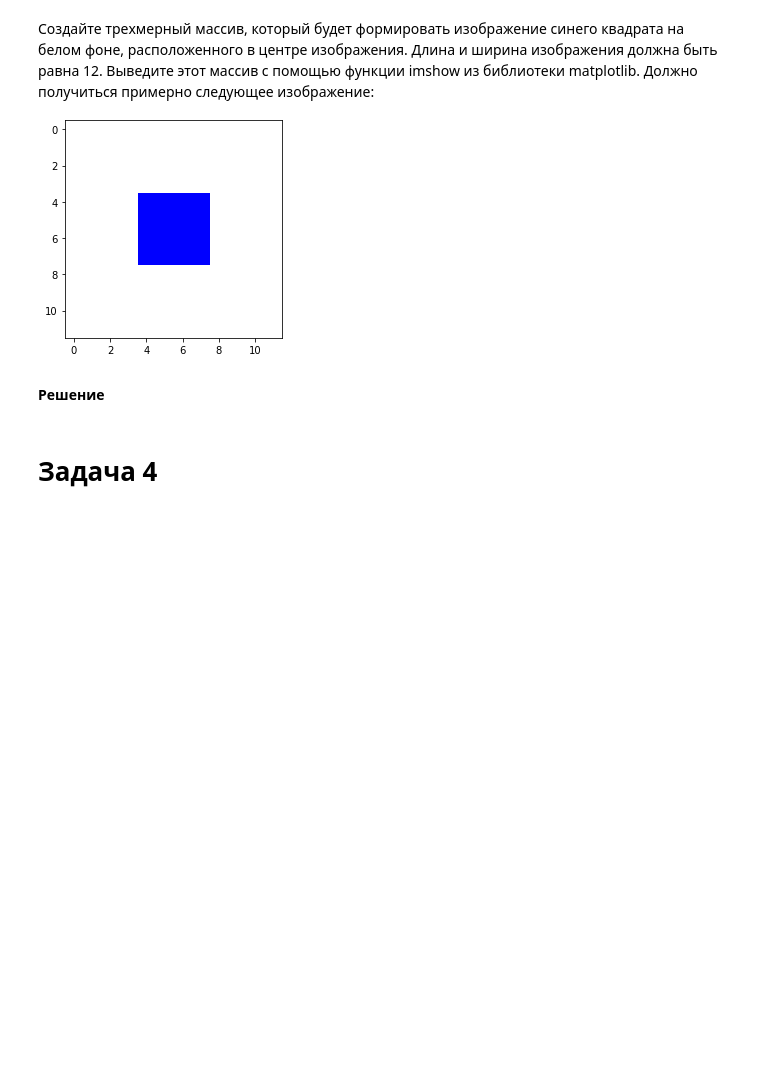
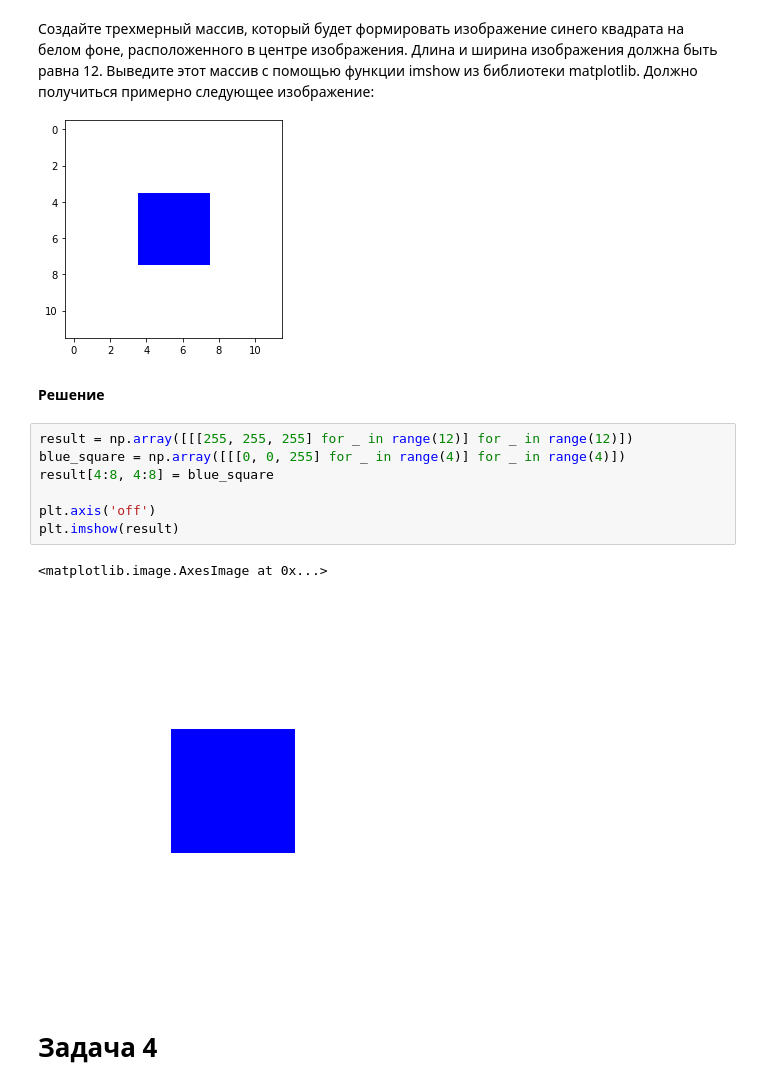
Before and after one commit to learning-AIU/python-analysis-6, a Jupyter notebook: hw_pro.ipynb, the cells around one changed output. Cells and saved outputs as stored; diff of their text form; blank space fills up the shorter version.

```diff
--- a/hw_pro.ipynb
+++ b/hw_pro.ipynb
@@ -46,6 +64,16 @@ print(X)
 ![image.png](embedded-picture-1)
 # %% [markdown]
 **Решение**
+# %%
+result = np.array([[[255, 255, 255] for _ in range(12)] for _ in range(12)])
+blue_square = np.array([[[0, 0, 255] for _ in range(4)] for _ in range(4)])
+result[4:8, 4:8] = blue_square
+
+plt.axis('off')
+plt.imshow(result)
+# %% [output]
+<matplotlib.image.AxesImage at 0x...>
+[figure, added]
 # %% [markdown]
 # Задача 4
 # %% [markdown]
```
Also changed, not shown: parts of 6 cells of this notebook, 1 other file.
